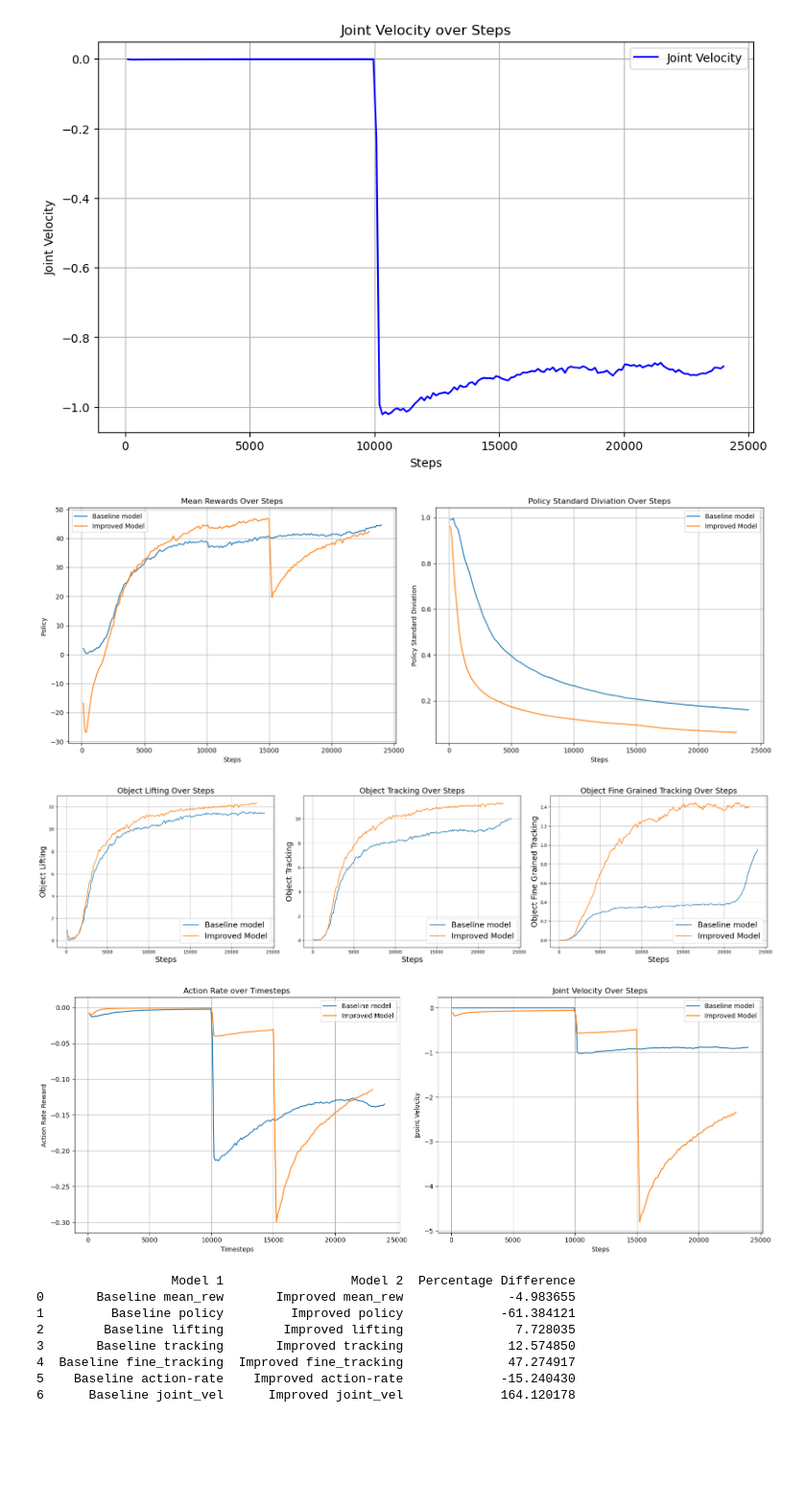
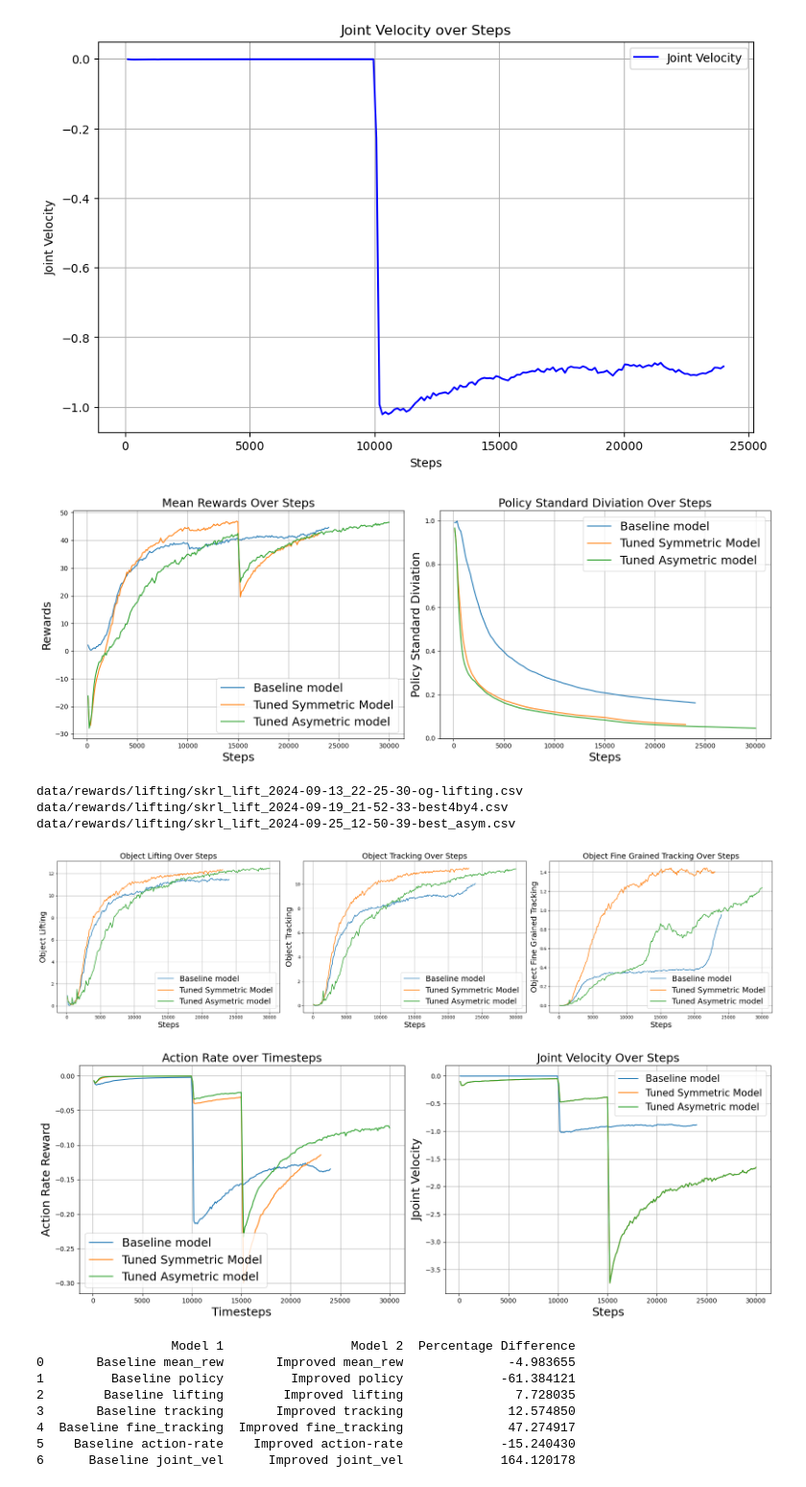
Before and after one commit to marcali/orbit-surgical-marcali, a Jupyter notebook: tables.ipynb, the cells around one changed output. Shown at 96% size. Cells and saved outputs as stored; diff of their text form; code cells hidden in the pictures; blank space fills up the shorter version.

```diff
--- a/tables.ipynb
+++ b/tables.ipynb
@@ -351,10 +351,10 @@ def plot_torque_limits(ax, csv_paths, model_names):
         results_table = process_csv(csv_path, model_name)
         ax.plot(results_table['Step'], results_table['Value'], linestyle='-', label=model_name)
 
-    ax.set_xlabel('Steps')
-    ax.set_ylabel('Applied Torque Limits Reward')
-    ax.set_title('Model Performance (Torque Limits)')
-    ax.legend()
+    ax.set_xlabel('Steps', fontsize=18)
+    ax.set_ylabel('Applied Torque Limits Reward', fontsize=18)
+    ax.set_title('Model Performance (Torque Limits)', fontsize=18)
+    ax.legend(fontsize=18)
     ax.grid(True)
 
 # Function to plot another type of graph (multiple CSVs can be passed)
@@ -363,10 +363,10 @@ def plot_action_rate(ax, csv_paths, model_names):
         results_table = process_csv(csv_path, model_name)
         ax.plot(results_table['Step'], results_table['Value'], linestyle='-', label=model_name)
 
-    ax.set_xlabel('Timesteps')
-    ax.set_ylabel('Action Rate Reward')
-    ax.set_title('Action Rate over Timesteps')
-    ax.legend()
+    ax.set_xlabel('Timesteps', fontsize=18)
+    ax.set_ylabel('Action Rate Reward', fontsize=18)
+    ax.set_title('Action Rate over Timesteps', fontsize=18)
+    ax.legend(fontsize=18)
     ax.grid(True)
 
 def plot_mean_policySTD(ax, csv_paths, model_names):
@@ -374,10 +374,10 @@ def plot_mean_policySTD(ax, csv_paths, model_names):
         results_table = process_csv(csv_path, model_name)
         ax.plot(results_table['Step'], results_table['Value'], linestyle='-', label=model_name)
 
-    ax.set_xlabel('Steps')
-    ax.set_ylabel('Policy Standard Diviation')
-    ax.set_title('Policy Standard Diviation Over Steps')
-    ax.legend()
+    ax.set_xlabel('Steps', fontsize=18)
+    ax.set_ylabel('Policy Standard Diviation', fontsize=18)
+    ax.set_title('Policy Standard Diviation Over Steps', fontsize=18)
+    ax.legend(fontsize=18)
     ax.grid(True)
 
 def plot_mean_Tracking(ax, csv_paths, model_names):
@@ -407,10 +407,10 @@ def plot_mean_JointVelocity(ax, csv_paths, model_names):
         results_table = process_csv(csv_path, model_name)
         ax.plot(results_table['Step'], results_table['Value'], linestyle='-', label=model_name)
 
-    ax.set_xlabel('Steps')
-    ax.set_ylabel('Jpoint Velocity')
-    ax.set_title('Joint Velocity Over Steps')
-    ax.legend()
+    ax.set_xlabel('Steps', fontsize=18)
+    ax.set_ylabel('Jpoint Velocity', fontsize=18)
+    ax.set_title('Joint Velocity Over Steps', fontsize=18)
+    ax.legend(fontsize=15)
     ax.grid(True)
 
 def plot_mean_rewards(ax, csv_paths, model_names):
@@ -418,14 +418,15 @@ def plot_mean_rewards(ax, csv_paths, model_names):
         results_table = process_csv(csv_path, model_name)
         ax.plot(results_table['Step'], results_table['Value'], linestyle='-', label=model_name)
 
-    ax.set_xlabel('Steps')
-    ax.set_ylabel('Policy ')
-    ax.set_title('Mean Rewards Over Steps')
-    ax.legend()
+    ax.set_xlabel('Steps',fontsize=18)
+    ax.set_ylabel('Rewards', fontsize=18)
+    ax.set_title('Mean Rewards Over Steps', fontsize=18)
+    ax.legend(fontsize=18)
     ax.grid(True)
 
 def plot_mean_Lifting(ax, csv_paths, model_names):
     for csv_path, model_name in zip(csv_paths, model_names):
+        print(csv_path)
         results_table = process_csv(csv_path, model_name)
         ax.plot(results_table['Step'], results_table['Value'], linestyle='-', label=model_name)
 
@@ -447,50 +448,54 @@ def plot_graphs( csv_paths_list, model_names_list):
     fig, axes = plt.subplots(1, 3, figsize=(24, 6))
     plot_mean_Lifting(axes[0], csv_paths_list[2], model_names_list[2])
     plot_mean_Tracking(axes[1], csv_paths_list[3], model_names_list[3])
     plot_mean_FTracking(axes[2], csv_paths_list[4], model_names_list[4])
     plt.tight_layout()
     plt.show()
 
     # Third set of plots: Action rate and Joint velocity
     fig, axes = plt.subplots(1, 2, figsize=(16, 6))
     plot_action_rate(axes[0], csv_paths_list[5], model_names_list[5])
     plot_mean_JointVelocity(axes[1], csv_paths_list[6], model_names_list[6])
     plt.tight_layout()
     plt.show()
 
 
 
 
 
 # Example usage:
 # Add the CSV file paths and the corresponding model names for each graph
 csv_paths_list = [
-    ['data/mean_rew/skrl_lift_2024-09-13_22-25-30-og-totalRewMean.csv', 'data/mean_rew/skrl_lift_2024-09-19_21-52-33-best4by4.csv' ],  # Multiple CSVs for torque limits graph
-    ['data/policy/skrl_lift_2024-09-13_22-25-30-og-policy.csv', 'data/policy/skrl_lift_2024-09-19_21-52-33-best4by4.csv' ],# Multiple CSVs for another graph
-    ['data/rewards/lifting/skrl_lift_2024-09-13_22-25-30-og-lifting.csv', 'data/rewards/lifting/skrl_lift_2024-09-19_21-52-33-best4by4.csv' ],
-    ['data/rewards/tracking/skrl_lift_2024-09-13_22-25-30-og-tracking.csv', 'data/rewards/tracking/skrl_lift_2024-09-19_21-52-33-best4by4.csv' ],
-    ['data/rewards/fine_tracking/skrl_lift_2024-09-13_22-25-30-og-trackingFine.csv', 'data/rewards/fine_tracking/skrl_lift_2024-09-19_21-52-33-best4by4.csv' ],
-    ['data/rewards/action-rate/skrl_lift_2024-09-13_22-25-30-og-actionrate.csv', 'data/rewards/action-rate/skrl_lift_2024-09-19_21-52-33-best4by4.csv' ],
-    ['data/rewards/joint_vel/skrl_lift_2024-09-13_22-25-30-og-Jvel.csv', 'data/rewards/joint_vel/skrl_lift_2024-09-19_21-52-33-best4by4.csv' ],
+    ['data/mean_rew/skrl_lift_2024-09-13_22-25-30-og-totalRewMean.csv', 'data/mean_rew/skrl_lift_2024-09-19_21-52-33-best4by4.csv','data/mean_rew/skrl_lift_2024-09-25_12-50-39-best_asym.csv'  ],  # Multiple CSVs for torque limits graph
+    ['data/policy/skrl_lift_2024-09-13_22-25-30-og-policy.csv', 'data/policy/skrl_lift_2024-09-19_21-52-33-best4by4.csv', 'data/policy/skrl_lift_2024-09-25_12-50-39-best_asym.csv' ],# Multiple CSVs for another graph
+    ['data/rewards/lifting/skrl_lift_2024-09-13_22-25-30-og-lifting.csv', 'data/rewards/lifting/skrl_lift_2024-09-19_21-52-33-best4by4.csv', 'data/rewards/lifting/skrl_lift_2024-09-25_12-50-39-best_asym.csv' ],
+    ['data/rewards/tracking/skrl_lift_2024-09-13_22-25-30-og-tracking.csv', 'data/rewards/tracking/skrl_lift_2024-09-19_21-52-33-best4by4.csv', 'data/rewards/tracking/skrl_lift_2024-09-25_12-50-39-best_asym.csv' ],
+    ['data/rewards/fine_tracking/skrl_lift_2024-09-13_22-25-30-og-trackingFine.csv', 'data/rewards/fine_tracking/skrl_lift_2024-09-19_21-52-33-best4by4.csv', 'data/rewards/fine_tracking/skrl_lift_2024-09-25_12-50-39-best_asym.csv' ],
+    ['data/rewards/action-rate/skrl_lift_2024-09-13_22-25-30-og-actionrate.csv', 'data/rewards/action-rate/skrl_lift_2024-09-19_21-52-33-best4by4.csv', 'data/rewards/action-rate/skrl_lift_2024-09-25_12-50-39-best_asym.csv' ],
+    ['data/rewards/joint_vel/skrl_lift_2024-09-13_22-25-30-og-Jvel.csv', 'data/rewards/joint_vel/skrl_lift_2024-09-25_12-50-39-best_asym.csv', 'data/rewards/joint_vel/skrl_lift_2024-09-25_12-50-39-best_asym.csv'],
 ]
 model_names_list = [
-    ['Baseline model', 'Improved Model'],  # Model names for the torque limits graph
-    ['Baseline model', 'Improved Model'],
-    ['Baseline model', 'Improved Model'],
-    ['Baseline model', 'Improved Model'],
-    ['Baseline model', 'Improved Model'],
-    ['Baseline model', 'Improved Model'],
-    ['Baseline model', 'Improved Model']
+    ['Baseline model', 'Tuned Symmetric Model', 'Tuned Asymetric model'],  # Model names for the torque limits graph
+    ['Baseline model', 'Tuned Symmetric Model', 'Tuned Asymetric model'],  # Model names for another graph
+    ['Baseline model', 'Tuned Symmetric Model', 'Tuned Asymetric model'],
+    ['Baseline model', 'Tuned Symmetric Model', 'Tuned Asymetric model'],
+    ['Baseline model', 'Tuned Symmetric Model', 'Tuned Asymetric model'],
+    ['Baseline model', 'Tuned Symmetric Model', 'Tuned Asymetric model'],
+    ['Baseline model', 'Tuned Symmetric Model', 'Tuned Asymetric model'],
+    ['Baseline model', 'Tuned Symmetric Model', 'Tuned Asymetric model']
 ]
 
 
 
 # Call the function to plot the graphs
 plot_graphs( csv_paths_list, model_names_list)
 # %% [output]
-[figure, old version]
+[figure, new version]
+data/rewards/lifting/skrl_lift_2024-09-13_22-25-30-og-lifting.csv
+data/rewards/lifting/skrl_lift_2024-09-19_21-52-33-best4by4.csv
+data/rewards/lifting/skrl_lift_2024-09-25_12-50-39-best_asym.csv
-[figure, old version]
+[figure, new version]
-[figure, old version]
+[figure, new version]
 # %%
 import pandas as pd
 
```
Also changed, not shown: parts of 6 cells of this notebook, 17 other files.
